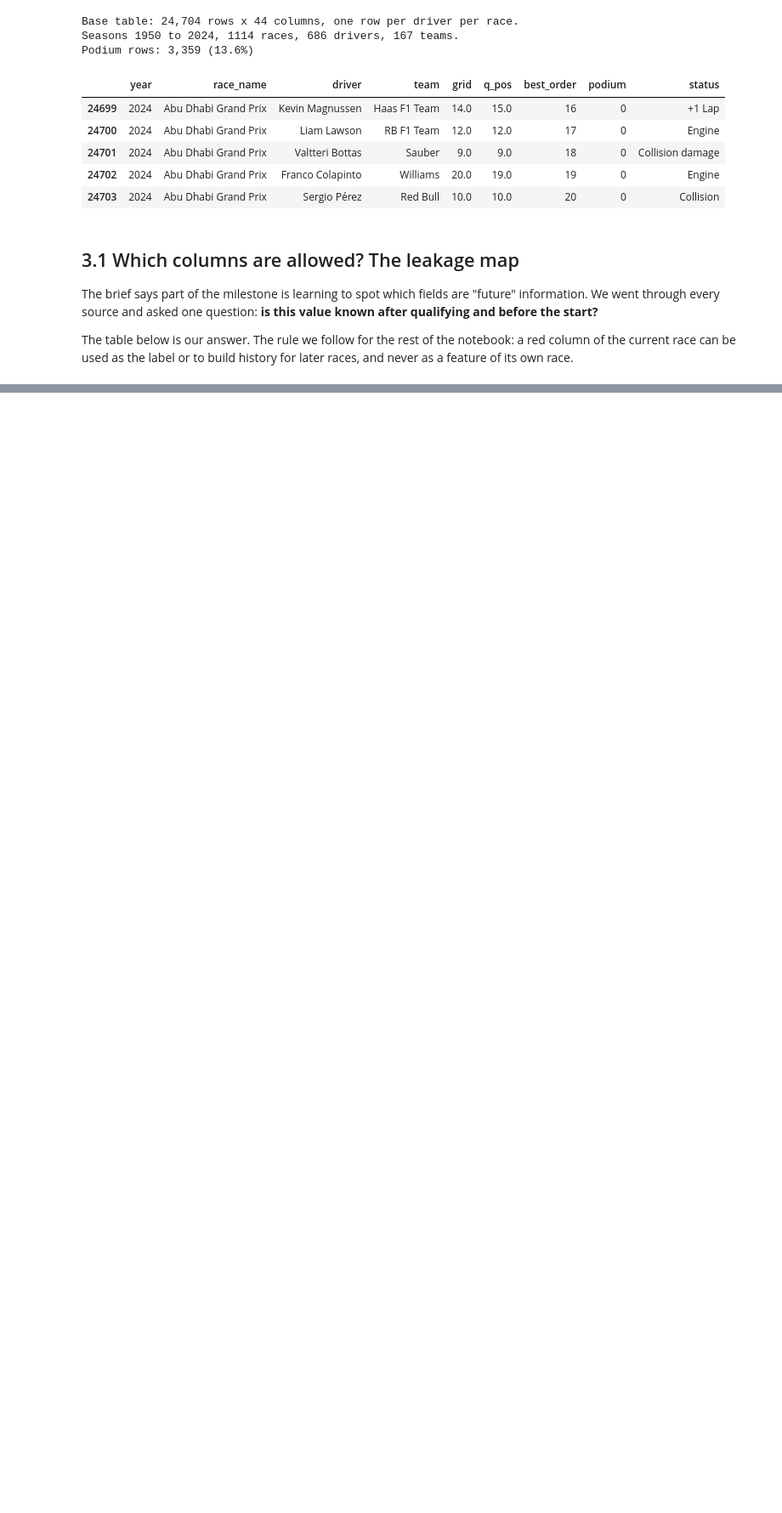
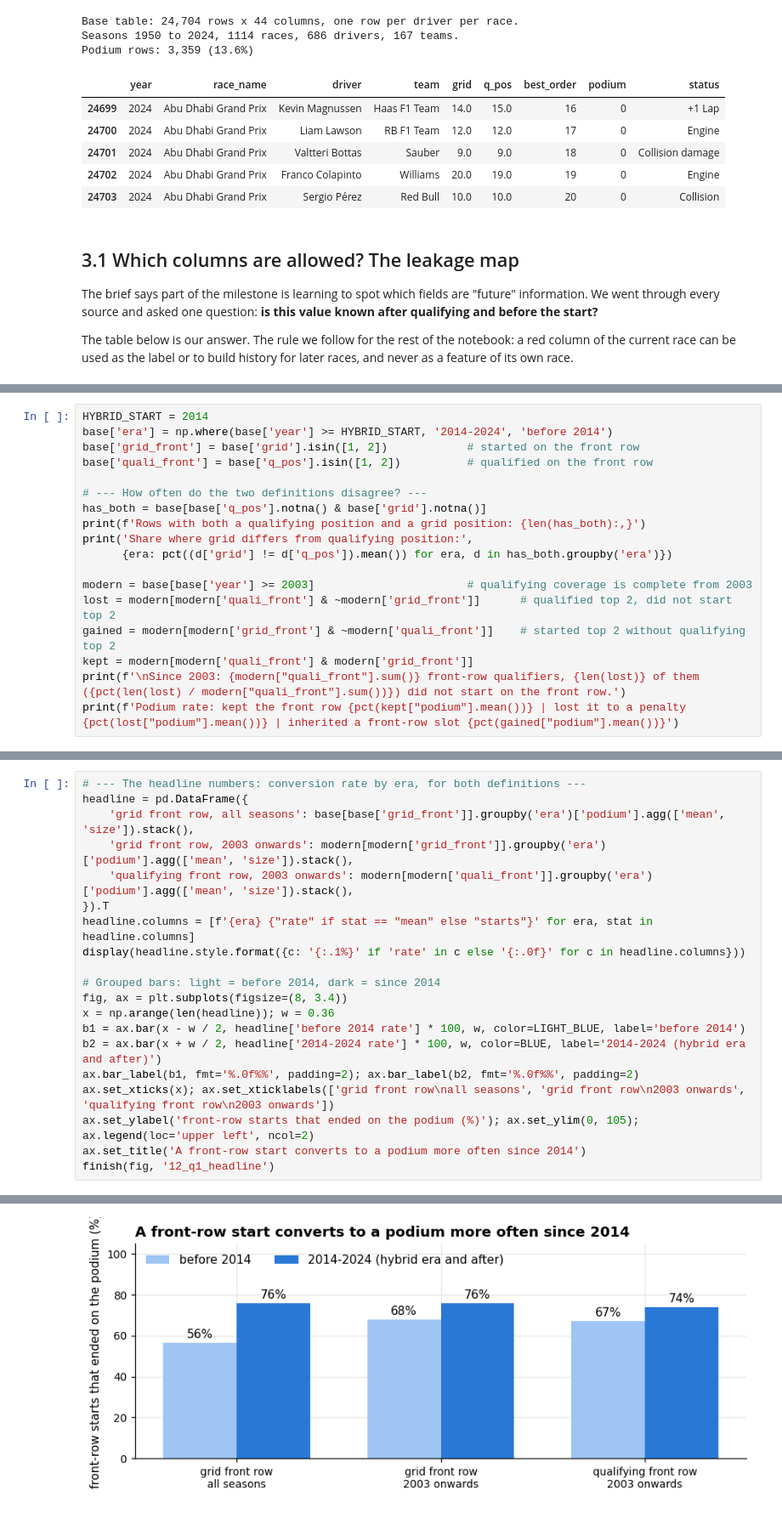
Before and after one commit to adhamshaheen/f1-podium-prediction, a Jupyter notebook: notebooke15c4f85e0.ipynb, the cells around one changed output, grey strips where cells are left out. Shown at 85% size. Drawn from its saved outputs; the diff is of its cells as text; blank space fills up the shorter version.

Commit message:
Solved the three Data Engineering questions

```diff
--- a/notebooke15c4f85e0.ipynb
+++ b/notebooke15c4f85e0.ipynb
@@ -1234,0 +1268,18 @@ display(leakage_map.style.apply(colour, axis=1).hide(axis='index'))
+# %%
+HYBRID_START = 2014
+base['era'] = np.where(base['year'] >= HYBRID_START, '2014-2024', 'before 2014')
+base['grid_front'] = base['grid'].isin([1, 2])            # started on the front row
+base['quali_front'] = base['q_pos'].isin([1, 2])          # qualified on the front row
+
+# --- How often do the two definitions disagree? ---
+has_both = base[base['q_pos'].notna() & base['grid'].notna()]
+print(f'Rows with both a qualifying position and a grid position: {len(has_both):,}')
+print('Share where grid differs from qualifying position:',
+      {era: pct((d['grid'] != d['q_pos']).mean()) for era, d in has_both.groupby('era')})
+
+modern = base[base['year'] >= 2003]                       # qualifying coverage is complete from 2003
+lost = modern[modern['quali_front'] & ~modern['grid_front']]      # qualified top 2, did not start top 2
+gained = modern[modern['grid_front'] & ~modern['quali_front']]    # started top 2 without qualifying top 2
+kept = modern[modern['quali_front'] & modern['grid_front']]
+print(f'\nSince 2003: {modern["quali_front"].sum()} front-row qualifiers, {len(lost)} of them ({pct(len(lost) / modern["quali_front"].sum())}) did not start on the front row.')
+print(f'Podium rate: kept the front row {pct(kept["podium"].mean())} | lost it to a penalty {pct(lost["podium"].mean())} | inherited a front-row slot {pct(gained["podium"].mean())}')
@@ -1234,0 +1305,21 @@ display(leakage_map.style.apply(colour, axis=1).hide(axis='index'))
+# %%
+# --- The headline numbers: conversion rate by era, for both definitions ---
+headline = pd.DataFrame({
+    'grid front row, all seasons': base[base['grid_front']].groupby('era')['podium'].agg(['mean', 'size']).stack(),
+    'grid front row, 2003 onwards': modern[modern['grid_front']].groupby('era')['podium'].agg(['mean', 'size']).stack(),
+    'qualifying front row, 2003 onwards': modern[modern['quali_front']].groupby('era')['podium'].agg(['mean', 'size']).stack(),
+}).T
+headline.columns = [f'{era} {"rate" if stat == "mean" else "starts"}' for era, stat in headline.columns]
+display(headline.style.format({c: '{:.1%}' if 'rate' in c else '{:.0f}' for c in headline.columns}))
+
+# Grouped bars: light = before 2014, dark = since 2014
+fig, ax = plt.subplots(figsize=(8, 3.4))
+x = np.arange(len(headline)); w = 0.36
+b1 = ax.bar(x - w / 2, headline['before 2014 rate'] * 100, w, color=LIGHT_BLUE, label='before 2014')
+b2 = ax.bar(x + w / 2, headline['2014-2024 rate'] * 100, w, color=BLUE, label='2014-2024 (hybrid era and after)')
+ax.bar_label(b1, fmt='%.0f%%', padding=2); ax.bar_label(b2, fmt='%.0f%%', padding=2)
+ax.set_xticks(x); ax.set_xticklabels(['grid front row\nall seasons', 'grid front row\n2003 onwards', 'qualifying front row\n2003 onwards'])
+ax.set_ylabel('front-row starts that ended on the podium (%)'); ax.set_ylim(0, 105); ax.legend(loc='upper left', ncol=2)
+ax.set_title('A front-row start converts to a podium more often since 2014')
+finish(fig, '12_q1_headline')
+# %% [output]
@@ -1234,0 +1330 @@ display(leakage_map.style.apply(colour, axis=1).hide(axis='index'))
+[figure, added]
```
Also changed, not shown: parts of 25 cells of this notebook.
